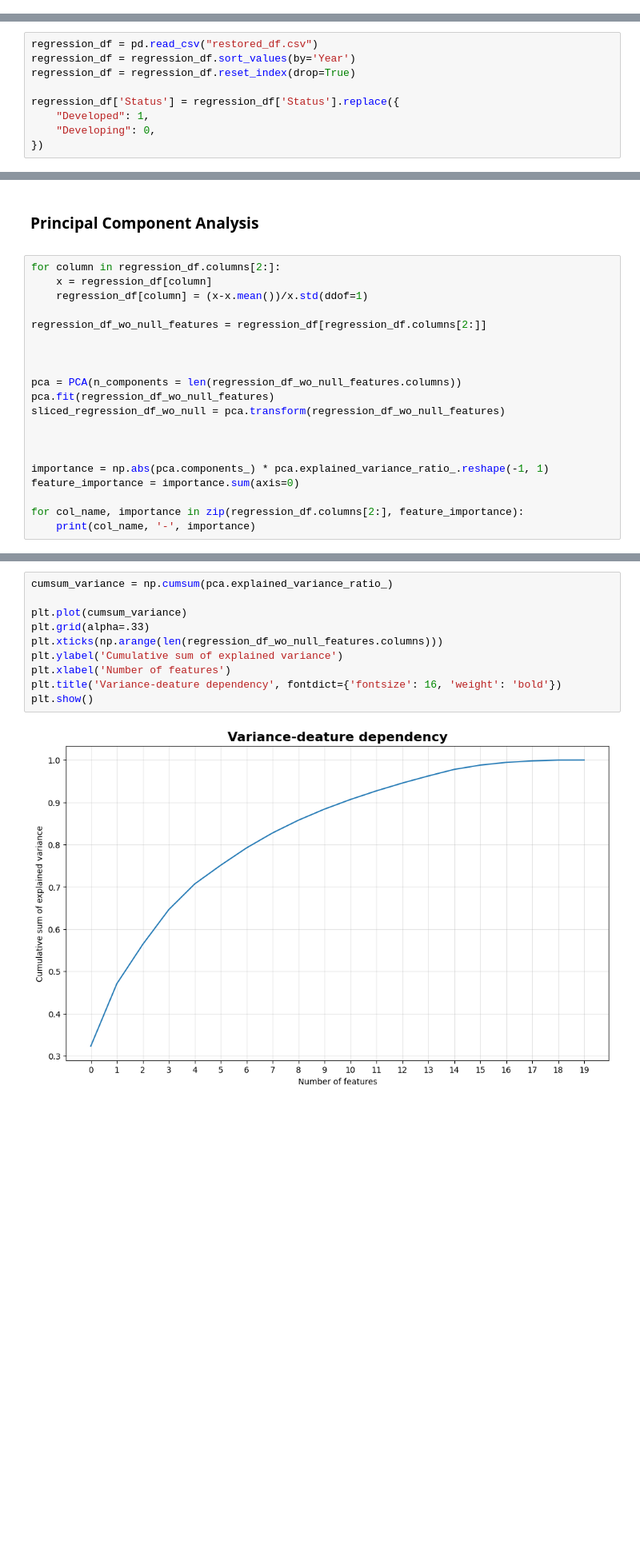
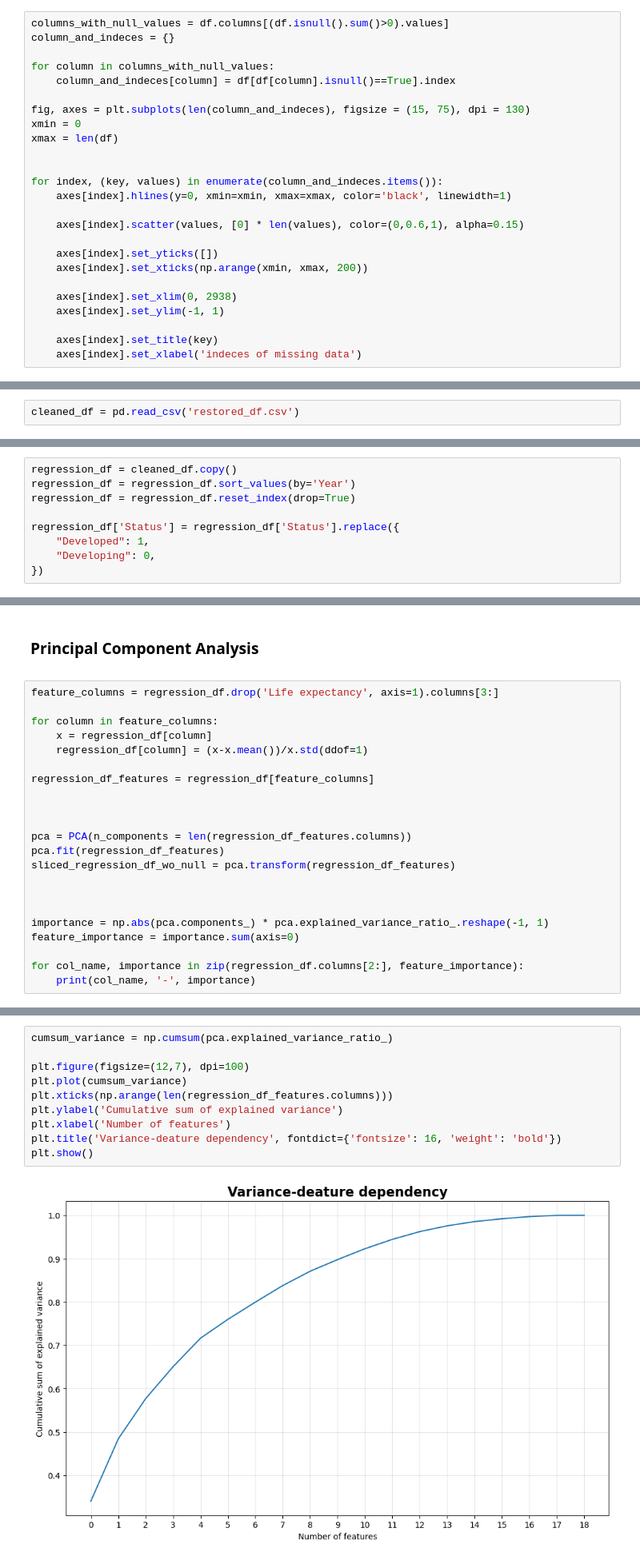
Before and after one commit to AidarbekPapakov/ds-solo-project, a Jupyter notebook: life_exp.ipynb, the cells around one changed output, grey strips where cells are left out. Shown at 80% size. Saved outputs shown, nothing was run; the diff lists cells and outputs as text; blank space fills up the shorter version.

```diff
--- a/life_exp.ipynb
+++ b/life_exp.ipynb
@@ -66,0 +68,25 @@ for column in df_wo_null_values.columns[4:]:
+# %%
+columns_with_null_values = df.columns[(df.isnull().sum()>0).values]
+column_and_indeces = {}
+
+for column in columns_with_null_values:
+    column_and_indeces[column] = df[df[column].isnull()==True].index
+
+fig, axes = plt.subplots(len(column_and_indeces), figsize = (15, 75), dpi = 130)
+xmin = 0
+xmax = len(df)
+
+
+for index, (key, values) in enumerate(column_and_indeces.items()):
+    axes[index].hlines(y=0, xmin=xmin, xmax=xmax, color='black', linewidth=1)
+
+    axes[index].scatter(values, [0] * len(values), color=(0,0.6,1), alpha=0.15)
+
+    axes[index].set_yticks([])
+    axes[index].set_xticks(np.arange(xmin, xmax, 200))
+
+    axes[index].set_xlim(0, 2938)
+    axes[index].set_ylim(-1, 1)
+
+    axes[index].set_title(key)
+    axes[index].set_xlabel('indeces of missing data')
@@ -124 +169,3 @@ pd.concat([df_wo_null_values, df_with_null_values]).reset_index(drop=True).sort_
+# %%
+cleaned_df = pd.read_csv('restored_df.csv')
 # %% [markdown]
@@ -131,5 +178,5 @@ pd.concat([df_wo_null_values, df_with_null_values]).reset_index(drop=True).sort_
 # %%
-regression_df = pd.read_csv("restored_df.csv")
+regression_df = cleaned_df.copy()
 regression_df = regression_df.sort_values(by='Year')
 regression_df = regression_df.reset_index(drop=True)
 
@@ -150,17 +197,19 @@ heatmap(regression_df[regression_df.columns[3:]].corr(), annot=True, ax=ax)
 # %% [markdown]
 **<h3>**Principal Component Analysis**</h3>**
 # %%
-for column in regression_df.columns[2:]:
+feature_columns = regression_df.drop('Life expectancy', axis=1).columns[3:]
+
+for column in feature_columns:
     x = regression_df[column]
     regression_df[column] = (x-x.mean())/x.std(ddof=1)
 
-regression_df_wo_null_features = regression_df[regression_df.columns[2:]]
+regression_df_features = regression_df[feature_columns]
 
 
 
-pca = PCA(n_components = len(regression_df_wo_null_features.columns))
-pca.fit(regression_df_wo_null_features)
-sliced_regression_df_wo_null = pca.transform(regression_df_wo_null_features)
+pca = PCA(n_components = len(regression_df_features.columns))
+pca.fit(regression_df_features)
+sliced_regression_df_wo_null = pca.transform(regression_df_features)
 
 
 
@@ -193,15 +241,15 @@ Schooling - 0.1757081584800218
 # %%
 cumsum_variance = np.cumsum(pca.explained_variance_ratio_)
 
+plt.figure(figsize=(12,7), dpi=100)
 plt.plot(cumsum_variance)
-plt.grid(alpha=.33)
-plt.xticks(np.arange(len(regression_df_wo_null_features.columns)))
+plt.xticks(np.arange(len(regression_df_features.columns)))
 plt.ylabel('Cumulative sum of explained variance')
 plt.xlabel('Number of features')
 plt.title('Variance-deature dependency', fontdict={'fontsize': 16, 'weight': 'bold'})
 plt.show()
 # %% [output]
-[figure, old version]
+[figure, new version]
 # %% [markdown]
 **<h3>**With the help of correlation matrix and PCA we can say that there are a couple of features that highly correlated with other features, which is not good from statistical point of view, so we're going to remove certain features from the dataset**</h3>**
 
```
Also changed, not shown: parts of 30 cells of this notebook.
